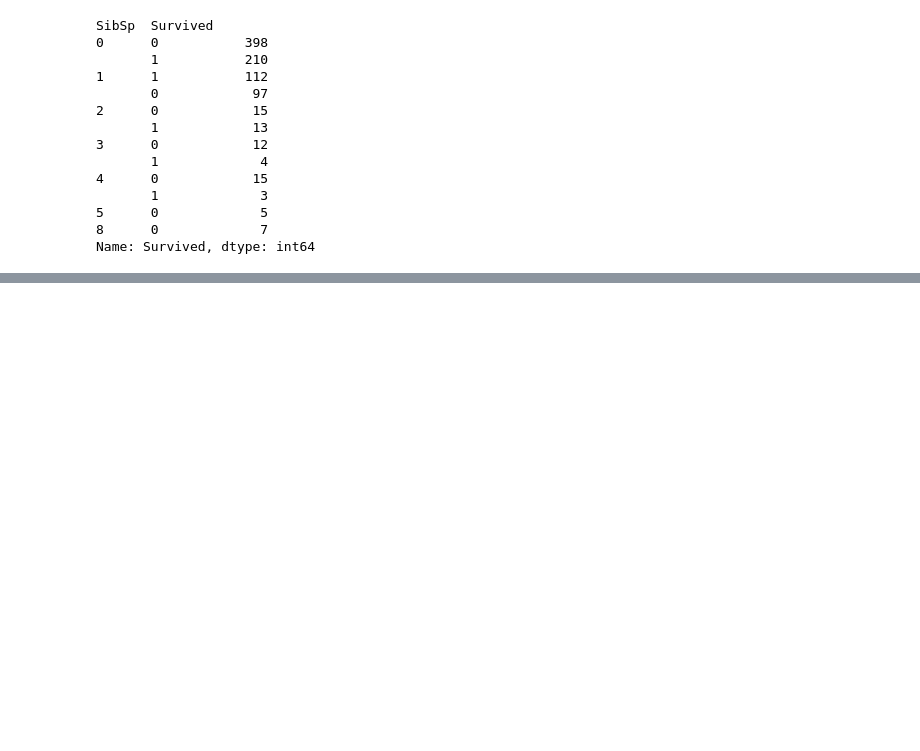
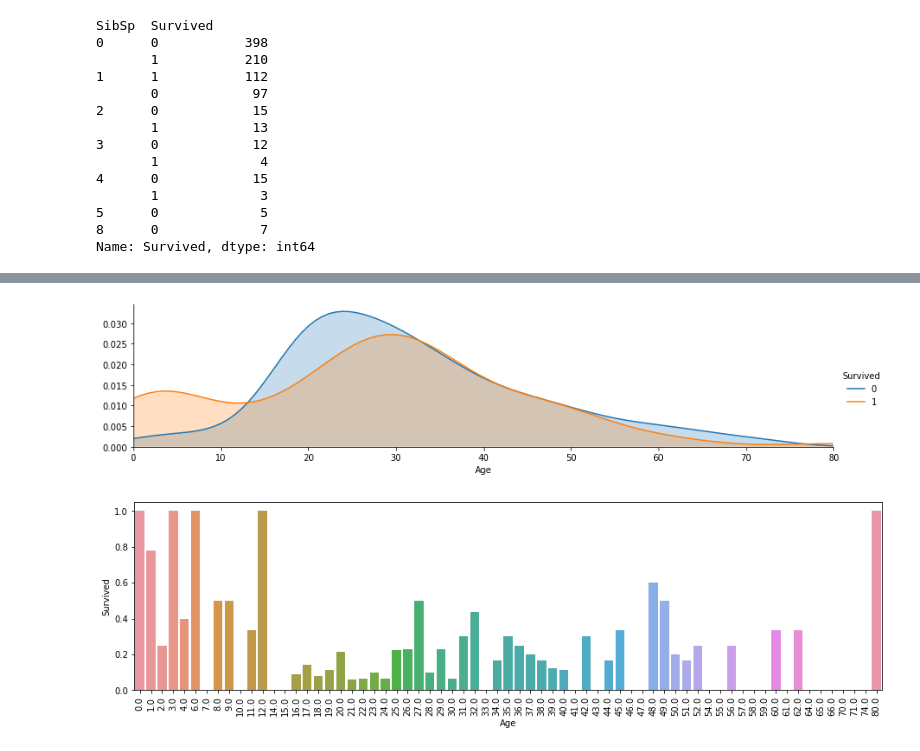
Before and after one commit to afolz121/titanic_model, a Jupyter notebook: discovery.ipynb, the cells around one changed output, grey strips where cells are left out. Saved outputs shown, nothing was run; the diff lists cells and outputs as text; code cells hidden in the pictures; blank space fills up the shorter version.

```diff
--- a/discovery.ipynb
+++ b/discovery.ipynb
@@ -115,0 +145,8 @@ Name: Survived, dtype: int64
+# %%
+male = train[train['Sex'] == 'male']
+female = train[train['Sex'] == 'female']
+# %%
+kde_mapping(male)
+# %% [output]
+[figure, added]
+[figure, added]
```
Also changed, not shown: parts of 9 cells of this notebook, 1 other file.
